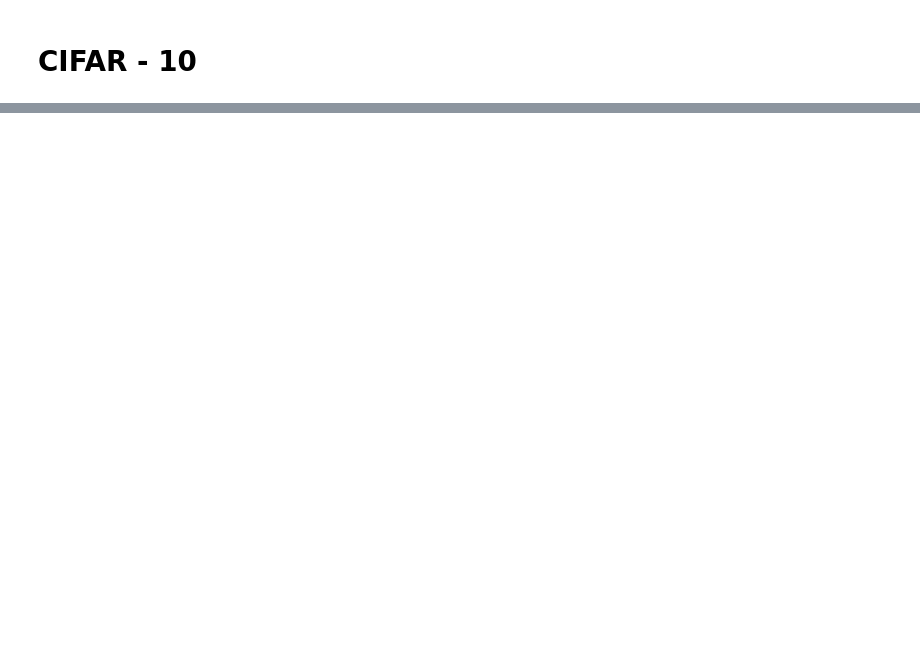
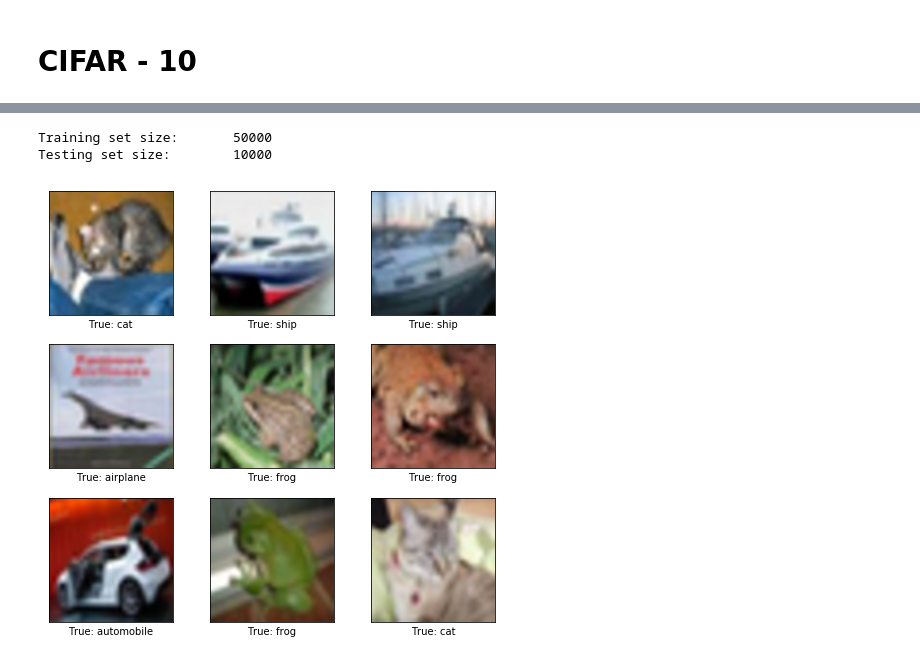
Before and after one commit to rohanchopra/cifar10, a Jupyter notebook: cifar10.ipynb, the cells around one changed output, grey strips where cells are left out. Saved outputs shown, nothing was run; the diff lists cells and outputs as text; code cells hidden in the pictures; blank space fills up the shorter version.

Commit message:
Completed data loading code with comments

```diff
--- a/cifar10.ipynb
+++ b/cifar10.ipynb
@@ -57,0 +75,7 @@ for i in range(10):
+# %%
+def get_test_data():
+    # Load all test data
+
+    images, labels = load_data(file = "test_batch")
+
+    return images, labels, np_utils.to_categorical(labels,num_classes)
@@ -57,0 +110,13 @@ for i in range(10):
+# %%
+def get_class_names():
+
+    # Load class names
+    raw = unpickle("batches.meta")[b'label_names']
+
+    # Convert from binary strings
+    names = [x.decode('utf-8') for x in raw]
+
+    return names
+# %%
+class_names = get_class_names()
+class_names
@@ -57,0 +136,8 @@ for i in range(10):
+# %%
+images_test, labels_test, class_test = get_test_data()
+# %%
+print("Training set size:\t",len(images_train))
+print("Testing set size:\t",len(images_test))
+# %% [output]
+Training set size:       50000
+Testing set size:        10000
@@ -57,0 +186,11 @@ for i in range(10):
+# %%
+# Get the first images from the test-set.
+images = images_test[0:9]
+
+# Get the true classes for those images.
+labels_true = labels_test[0:9]
+
+# Plot the images and labels using our helper-function above.
+plot_images(images=images, labels_true=labels_true)
+# %% [output]
+[figure, added]
```
Also changed, not shown: parts of 12 cells of this notebook, 1 other file.
